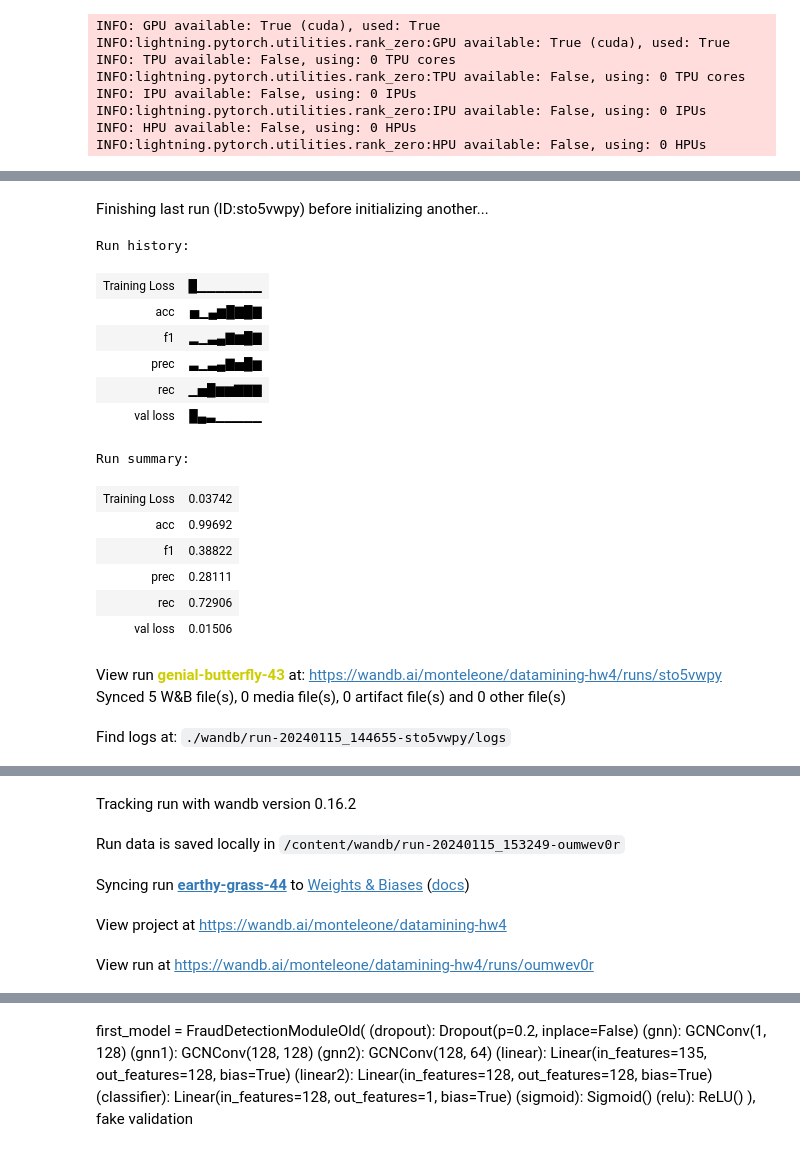
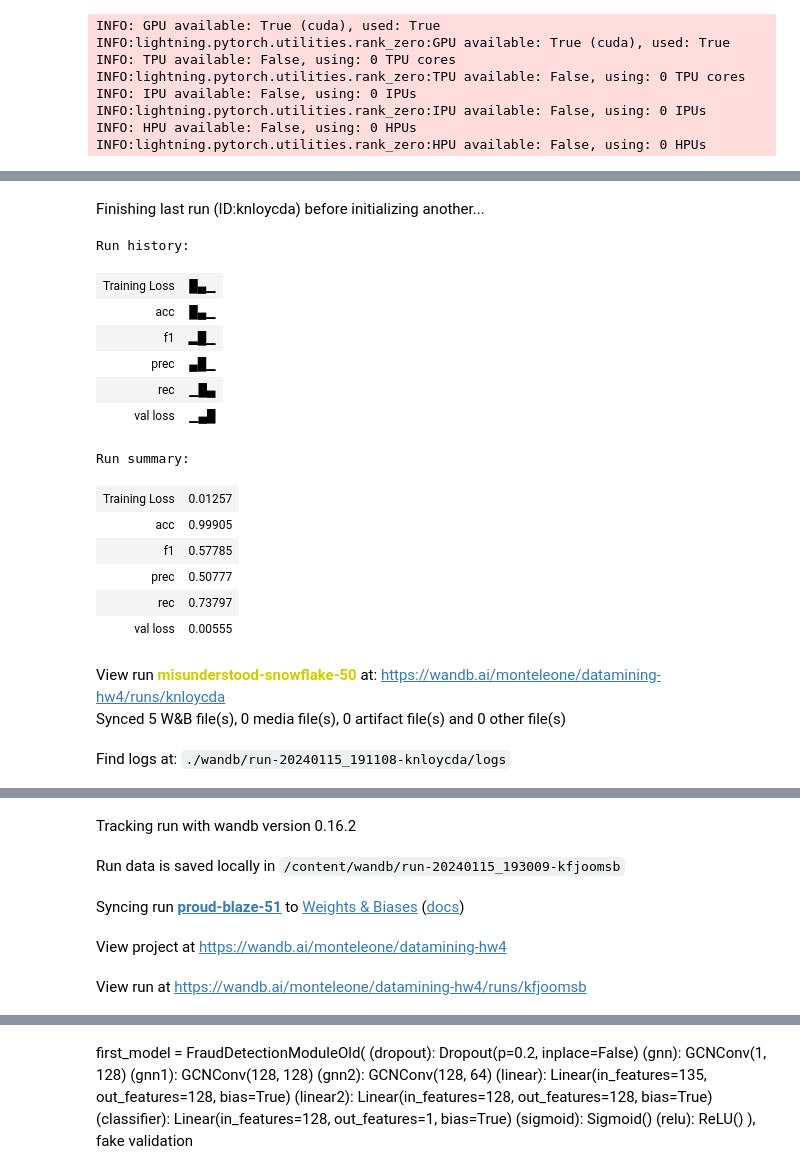
Before and after one commit to monteleone-1883922/hw4_datamining, a Jupyter notebook: DM_Homework_4__1883922_Alessandro_Monteleone/graph_based_fraud_detection_system.ipynb, the cells around one changed output, grey strips where cells are left out. Drawn from its saved outputs; the diff is of its cells as text; code cells hidden in the pictures.

Commit message:
63 model

```diff
--- a/DM_Homework_4__1883922_Alessandro_Monteleone/graph_based_fraud_detection_system.ipynb
+++ b/DM_Homework_4__1883922_Alessandro_Monteleone/graph_based_fraud_detection_system.ipynb
@@ -790,9 +790,9 @@ class FraudDetectionModuleConv(nn.Module):
   def __init__(self, device, dropout):
     super(FraudDetectionModuleConv, self).__init__()
     self.dropout = nn.Dropout(dropout)
-    self.gnn = GATConv(1,128,edge_dim=7,heads=4)
-    self.gnn1 = GATConv(4*128,128,edge_dim=7,heads=4)
-    self.gnn2 = GATConv(4*128,64,edge_dim=7)#,heads=2)
+    self.gnn = GATConv(1,128,edge_dim=7)
+    self.gnn1 = GATConv(128,128,edge_dim=7)
+    self.gnn2 = GATConv(128,64,edge_dim=7)#,heads=2)
     self.linear =  nn.Linear(128 + 7, 128)
     self.linear2 = nn.Linear(128, 128)
     self.classifier = nn.Linear(128, 1)
@@ -911,3 +911,5 @@ FraudDetectionModuleConv(
   (classifier): Linear(in_features=128, out_features=1, bias=True)
   (relu): ReLU()
 )
+# %%
+model.load_state_dict(torch.load('GAT3_model_f1=0.6326690316200256.pth'))
@@ -914,31 +927,31 @@ FraudDetectionModuleConv(
 # %%
 wndb.init(
     project="datamining-hw4",
 
     # track hyperparameters and run metadata
     config={
     "learning_rate": LR ,
     "weight decay": WD
     })
-optimizer = torch.optim.Adam(model.parameters(), lr=1e-3, weight_decay=WD)
-train(model,27,train_loader,validation_loader,nn.BCEWithLogitsLoss(), optimizer, torchmetrics.classification.BinaryF1Score().to(DEVICE),"GAT3_model",torch.optim.lr_scheduler.MultiStepLR(optimizer, milestones=[7], gamma=0.1) )
+optimizer = torch.optim.Adam(model.parameters(), lr=1e-4, weight_decay=WD)
+train(model,27,train_loader,validation_loader,nn.BCEWithLogitsLoss(), optimizer, torchmetrics.classification.BinaryF1Score().to(DEVICE),"GAT3_model",torch.optim.lr_scheduler.MultiStepLR(optimizer, milestones=[4], gamma=0.1) )
 wndb.finish()
 # %% [output]
-Finishing last run (ID:sto5vwpy) before initializing another...
+Finishing last run (ID:knloycda) before initializing another...
 Run history:
-| Training Loss | █▁▁▁▁▁▁▁ |
-| acc | ▅▁▄▆█▇█▇ |
-| f1 | ▂▁▃▄▇▆█▇ |
-| prec | ▃▁▃▄▇▅█▆ |
-| rec | ▁▅█▆▆▇▇▇ |
-| val loss | █▄▃▁▁▁▁▁ |
+| Training Loss | █▄▁ |
+| acc | █▄▁ |
+| f1 | ▂█▁ |
+| prec | ▄█▁ |
+| rec | ▁█▄ |
+| val loss | ▁▄█ |
 Run summary:
-| Training Loss | 0.03742 |
-| acc | 0.99692 |
-| f1 | 0.38822 |
-| prec | 0.28111 |
-| rec | 0.72906 |
-| val loss | 0.01506 |
+| Training Loss | 0.01257 |
+| acc | 0.99905 |
+| f1 | 0.57785 |
+| prec | 0.50777 |
+| rec | 0.73797 |
+| val loss | 0.00555 |
-View run genial-butterfly-43 at: https://wandb.ai/monteleone/datamining-hw4/runs/sto5vwpy
+View run misunderstood-snowflake-50 at: https://wandb.ai/monteleone/datamining-hw4/runs/knloycda
 Synced 5 W&B file(s), 0 media file(s), 0 artifact file(s) and 0 other file(s)
-Find logs at: ./wandb/run-20240115_144655-sto5vwpy/logs
+Find logs at: ./wandb/run-20240115_191108-knloycda/logs
@@ -946,5 +959,5 @@ Successfully finished last run (ID:sto5vwpy). Initializing new run:
 Tracking run with wandb version 0.16.2
-Run data is saved locally in /content/wandb/run-20240115_153249-oumwev0r
+Run data is saved locally in /content/wandb/run-20240115_193009-kfjoomsb
-Syncing run earthy-grass-44 to Weights & Biases (docs)
+Syncing run proud-blaze-51 to Weights & Biases (docs)
 View project at https://wandb.ai/monteleone/datamining-hw4
-View run at https://wandb.ai/monteleone/datamining-hw4/runs/oumwev0r
+View run at https://wandb.ai/monteleone/datamining-hw4/runs/kfjoomsb
```
Also changed, not shown: parts of 5 cells of this notebook.
